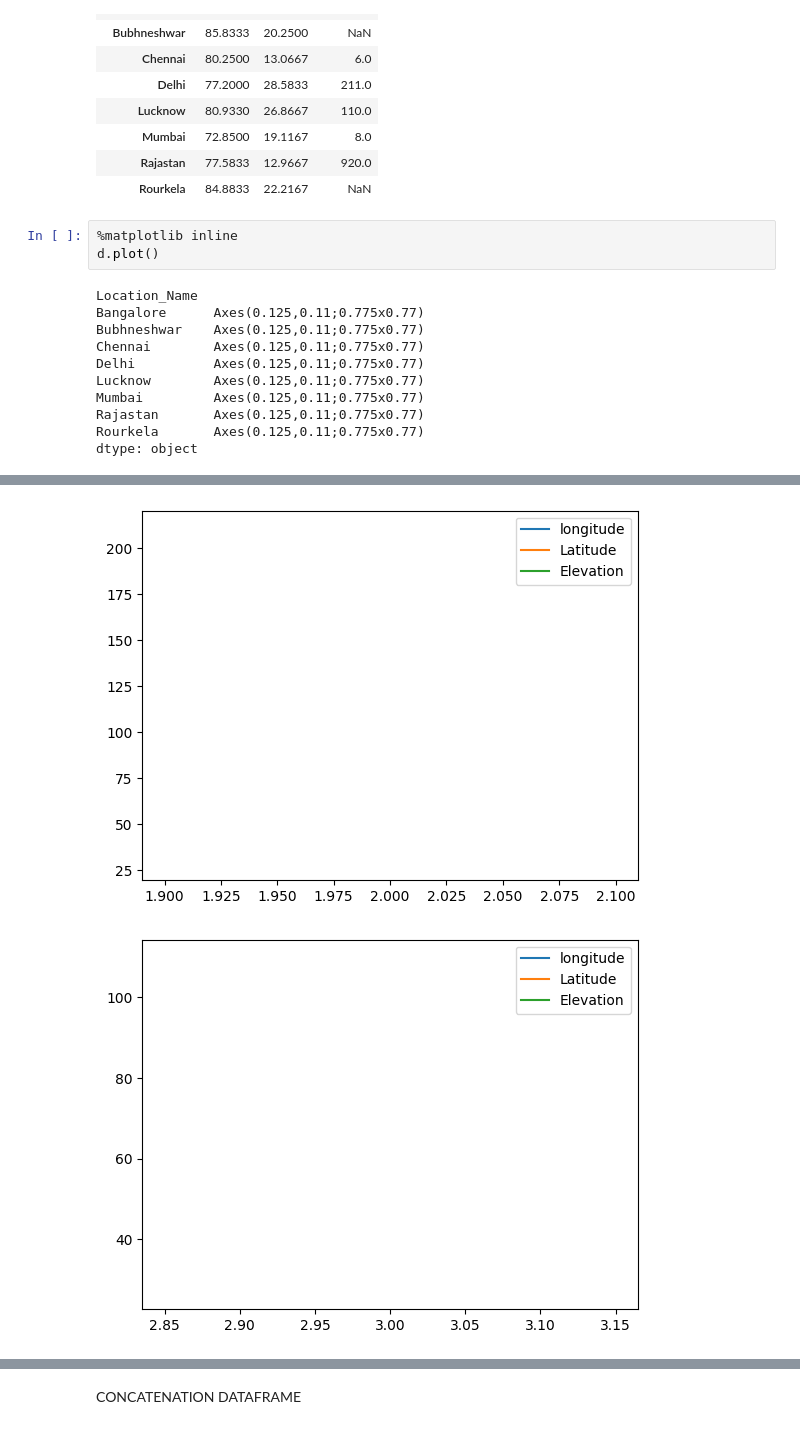
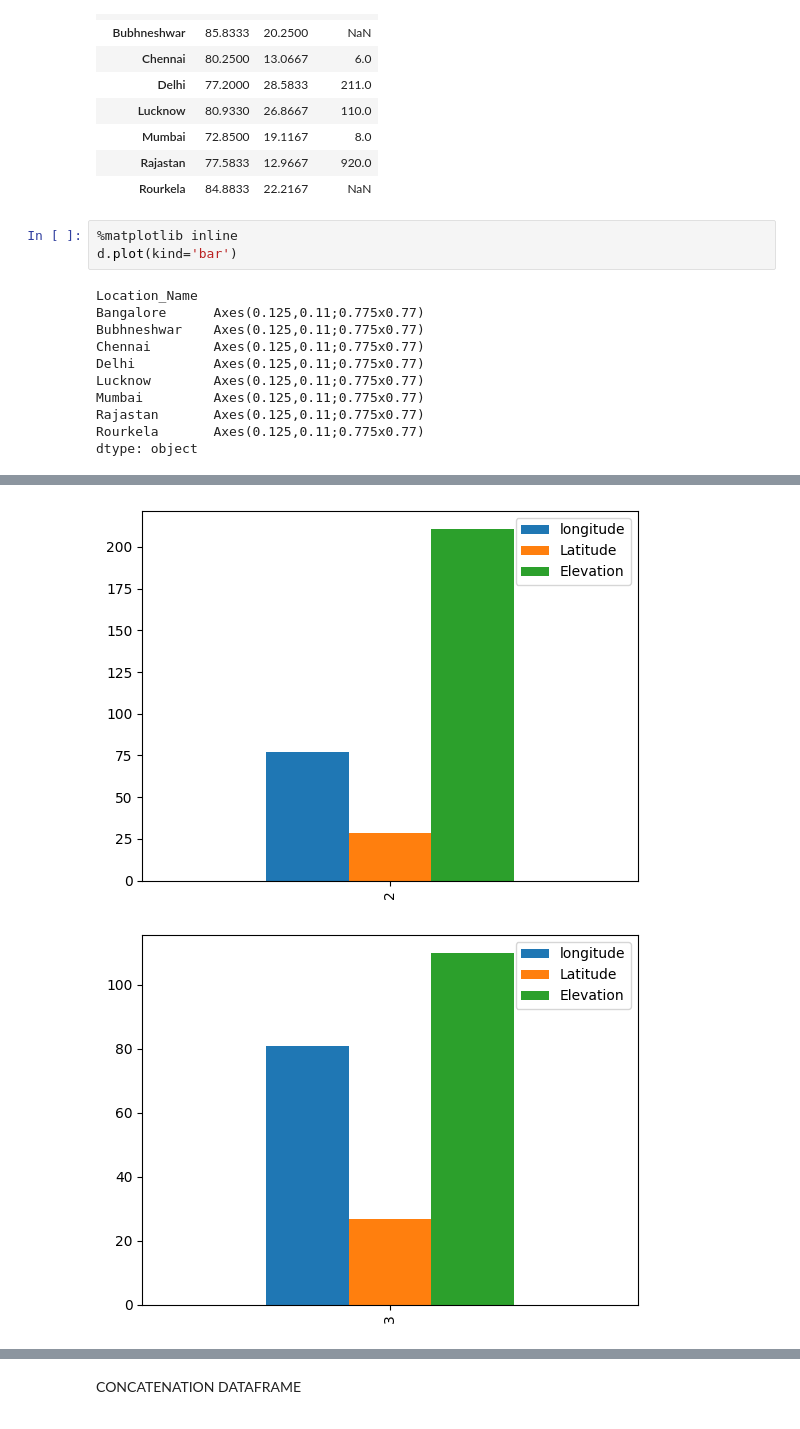
Before and after one commit to BalaMahalakshmi/Python, a Jupyter notebook: pandas.ipynb, the cells around one changed output, grey strips where cells are left out. Cells and saved outputs as stored; diff of their text form.

```diff
--- a/pandas.ipynb
+++ b/pandas.ipynb
@@ -610,7 +610,7 @@ d.mean()
 | Rourkela | 84.8833 | 22.2167 | NaN |
 # %%
 %matplotlib inline
-d.plot()
+d.plot(kind='bar')
 # %% [output]
 Location_Name
 Bangalore      Axes(0.125,0.11;0.775x0.77)
@@ -628,2 +628,2 @@ dtype: object
-[figure, old version]
+[figure, new version]
-[figure, old version]
+[figure, new version]
```
Also changed, not shown: parts of 1 cell of this notebook, 1 other file.
